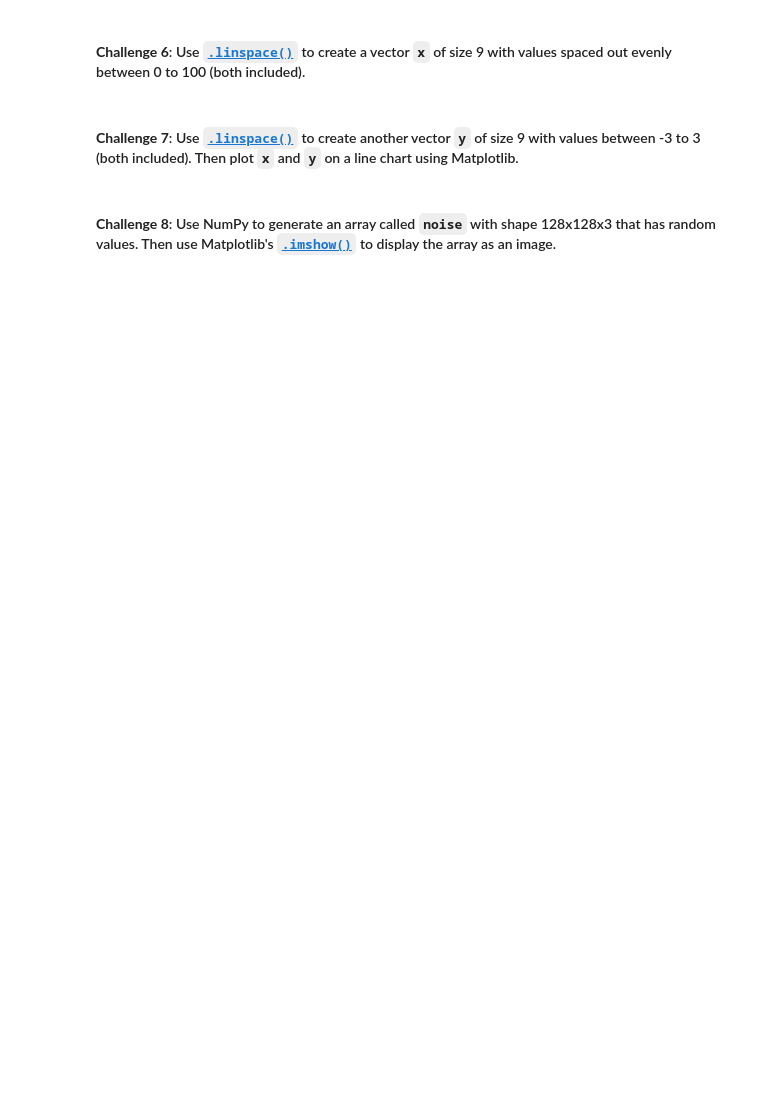
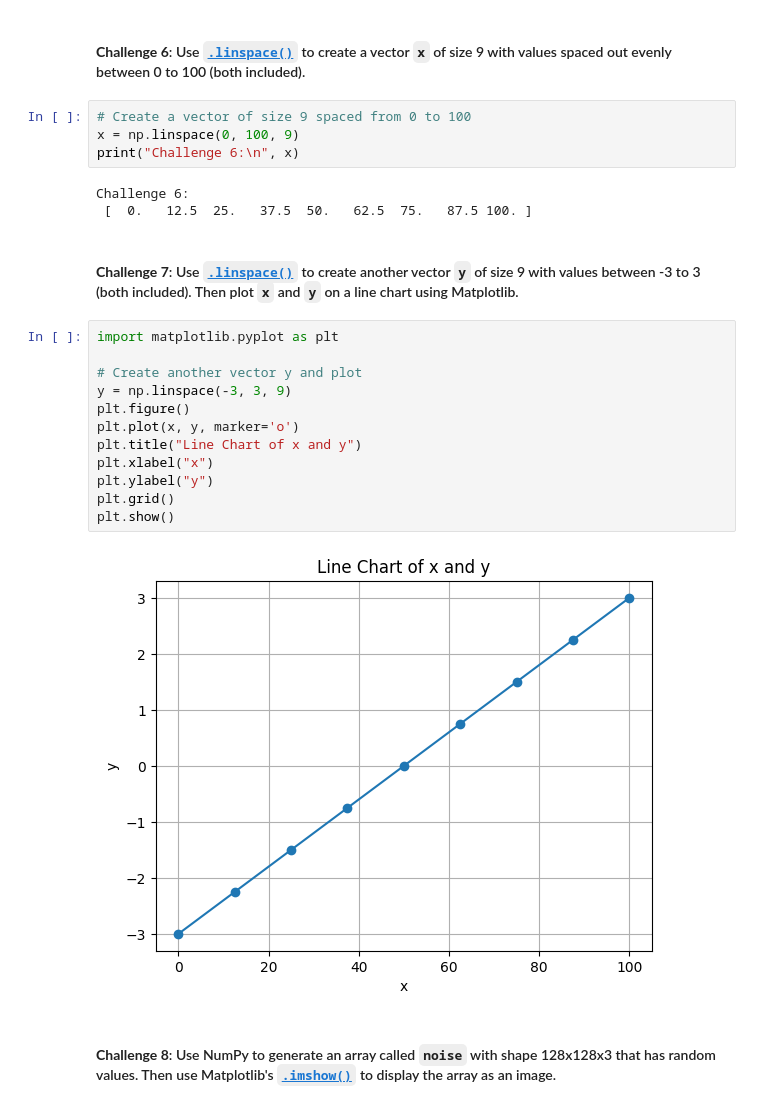
Before and after one commit to IrishEgie/data_science_py, a Jupyter notebook: data_science_6/Computation_with_NumPy_and_N_Dimensional_Arrays_(start).ipynb, the cells around one changed output. Saved outputs shown, nothing was run; the diff lists cells and outputs as text; blank space fills up the shorter version.

```diff
--- a/data_science_6/Computation_with_NumPy_and_N_Dimensional_Arrays_(start).ipynb
+++ b/data_science_6/Computation_with_NumPy_and_N_Dimensional_Arrays_(start).ipynb
@@ -141,6 +199,27 @@ Hint: Use the [`.random()` function](https://numpy.org/doc/stable/reference/rand
 # %% [markdown]
 #### **Challenge 6**: Use [`.linspace()`](https://numpy.org/doc/stable/reference/generated/numpy.linspace.html) to create a vector `x` of size 9 with values spaced out evenly between 0 to 100 (both included).
+# %%
+# Create a vector of size 9 spaced from 0 to 100
+x = np.linspace(0, 100, 9)
+print("Challenge 6:\n", x)
+# %% [output]
+Challenge 6:
+ [  0.   12.5  25.   37.5  50.   62.5  75.   87.5 100. ]
 # %% [markdown]
 #### **Challenge 7**: Use [`.linspace()`](https://numpy.org/doc/stable/reference/generated/numpy.linspace.html) to create another vector `y` of size 9 with values between -3 to 3 (both included). Then plot `x` and `y` on a line chart using Matplotlib.
+# %%
+import matplotlib.pyplot as plt
+
+# Create another vector y and plot
+y = np.linspace(-3, 3, 9)
+plt.figure()
+plt.plot(x, y, marker='o')
+plt.title("Line Chart of x and y")
+plt.xlabel("x")
+plt.ylabel("y")
+plt.grid()
+plt.show()
+# %% [output]
+[figure, added]
 # %% [markdown]
 #### **Challenge 8**: Use NumPy to generate an array called `noise` with shape 128x128x3 that has random values. Then use Matplotlib's [`.imshow()`](https://matplotlib.org/3.1.1/api/_as_gen/matplotlib.pyplot.imshow.html) to display the array as an image.
```
Also changed, not shown: parts of 6 cells of this notebook.
